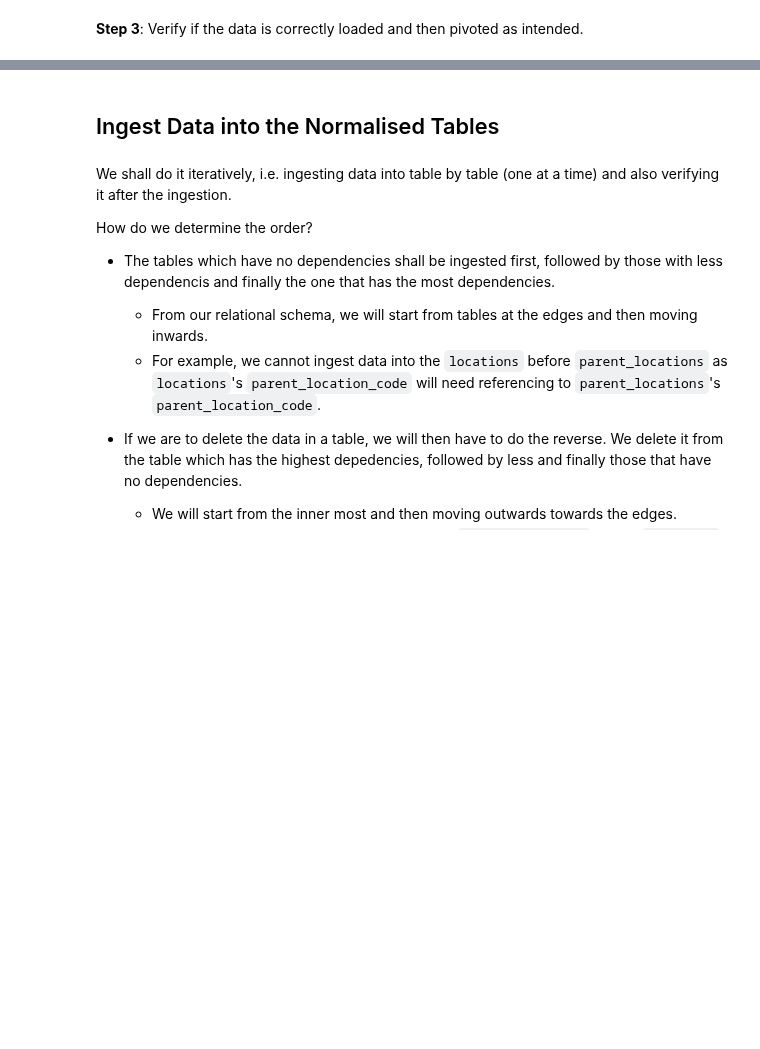
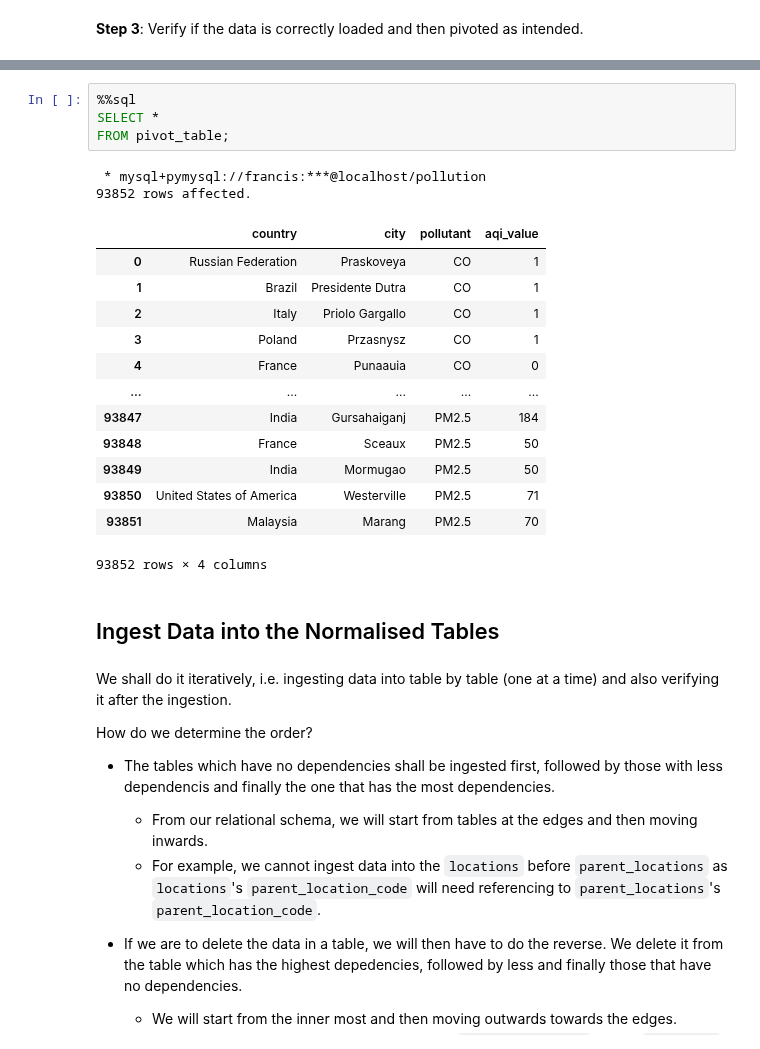
Before and after one commit to sreent/data-management-intro, a Jupyter notebook: Global Air Quality - Ingestion using SQL.ipynb, the cells around one changed output, grey strips where cells are left out. Drawn from its saved outputs; the diff is of its cells as text; blank space fills up the shorter version.

```diff
--- a/Global Air Quality - Ingestion using SQL.ipynb
+++ b/Global Air Quality - Ingestion using SQL.ipynb
@@ -412,3 +434,23 @@ FROM denormalised;
+# %%
+%%sql
+SELECT *
+FROM pivot_table;
+# %% [output]
+ * mysql+pymysql://francis:***@localhost/pollution
+93852 rows affected.
+|  | country | city | pollutant | aqi_value |
+| 0 | Russian Federation | Praskoveya | CO | 1 |
+| 1 | Brazil | Presidente Dutra | CO | 1 |
+| 2 | Italy | Priolo Gargallo | CO | 1 |
+| 3 | Poland | Przasnysz | CO | 1 |
+| 4 | France | Punaauia | CO | 0 |
+| ... | ... | ... | ... | ... |
+| 93847 | India | Gursahaiganj | PM2.5 | 184 |
+| 93848 | France | Sceaux | PM2.5 | 50 |
+| 93849 | India | Mormugao | PM2.5 | 50 |
+| 93850 | United States of America | Westerville | PM2.5 | 71 |
+| 93851 | Malaysia | Marang | PM2.5 | 70 |
+93852 rows × 4 columns
 # %% [markdown]
 ## Ingest Data into the Normalised Tables
 # %% [markdown]
```
Also changed, not shown: parts of 19 cells of this notebook.
